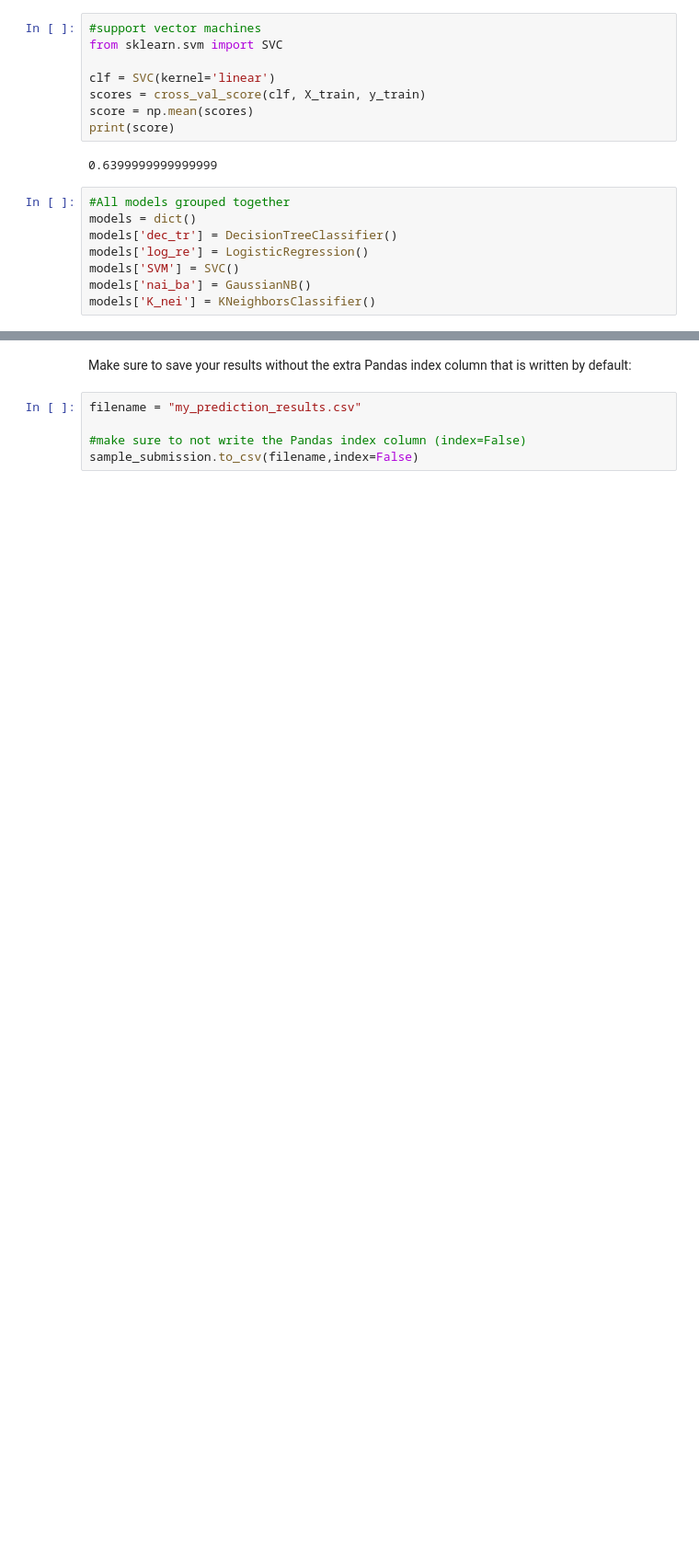
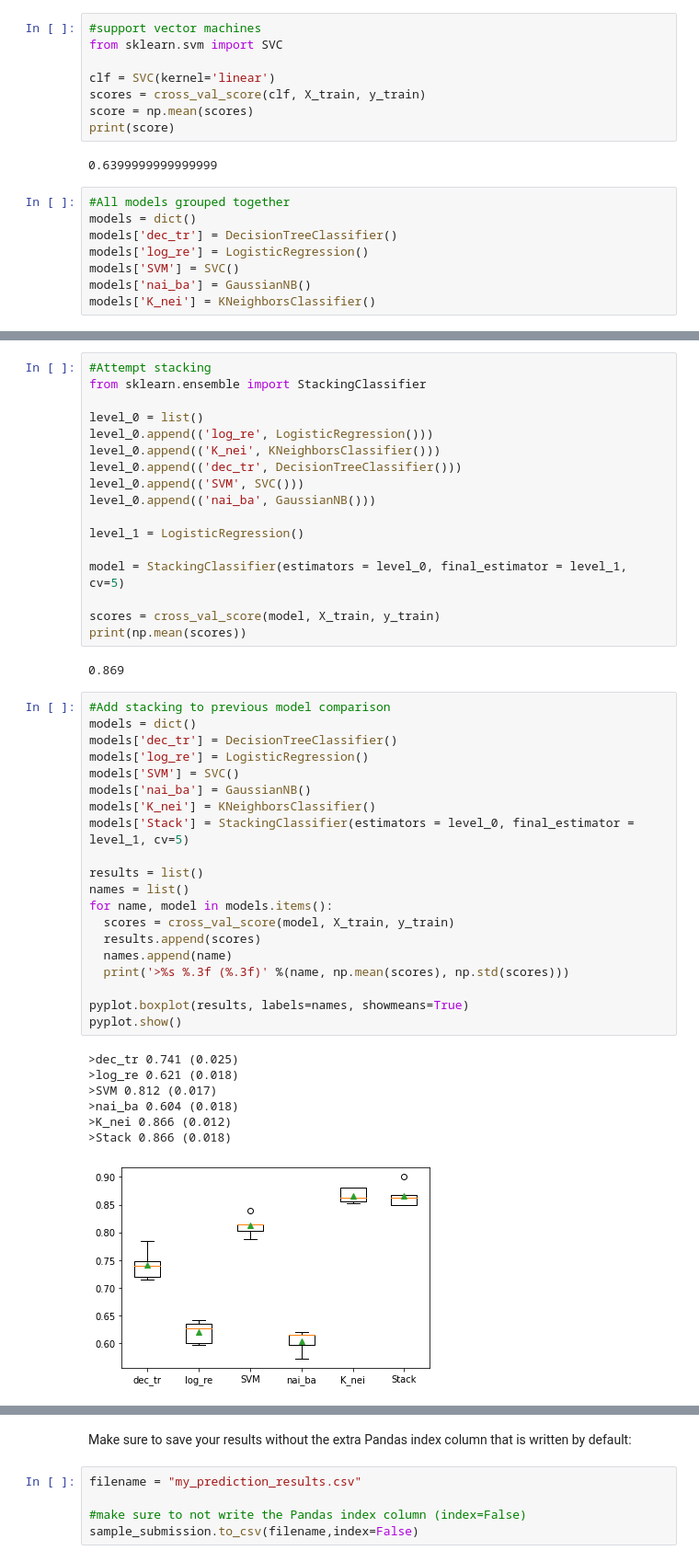
Before and after one commit to killianraes/Machine_Learning_course_UGent_D012554_kaggle, a Jupyter notebook: Eye_blinking_prediction/workpage.ipynb, the cells around one changed output, grey strips where cells are left out. Shown at 92% size. Saved outputs shown, nothing was run; the diff lists cells and outputs as text; blank space fills up the shorter version.

```diff
--- a/Eye_blinking_prediction/workpage.ipynb
+++ b/Eye_blinking_prediction/workpage.ipynb
@@ -253,0 +272,47 @@ for name, model in models.items():
+# %%
+#Attempt stacking
+from sklearn.ensemble import StackingClassifier
+
+level_0 = list()
+level_0.append(('log_re', LogisticRegression()))
+level_0.append(('K_nei', KNeighborsClassifier()))
+level_0.append(('dec_tr', DecisionTreeClassifier()))
+level_0.append(('SVM', SVC()))
+level_0.append(('nai_ba', GaussianNB()))
+
+level_1 = LogisticRegression()
+
+model = StackingClassifier(estimators = level_0, final_estimator = level_1, cv=5)
+
+scores = cross_val_score(model, X_train, y_train)
+print(np.mean(scores))
+# %% [output]
+0.869
+# %%
+#Add stacking to previous model comparison
+models = dict()
+models['dec_tr'] = DecisionTreeClassifier()
+models['log_re'] = LogisticRegression()
+models['SVM'] = SVC()
+models['nai_ba'] = GaussianNB()
+models['K_nei'] = KNeighborsClassifier()
+models['Stack'] = StackingClassifier(estimators = level_0, final_estimator = level_1, cv=5)
+
+results = list()
+names = list()
+for name, model in models.items():
+  scores = cross_val_score(model, X_train, y_train)
+  results.append(scores)
+  names.append(name)
+  print('>%s %.3f (%.3f)' %(name, np.mean(scores), np.std(scores)))
+
+pyplot.boxplot(results, labels=names, showmeans=True)
+pyplot.show()
+# %% [output]
+>dec_tr 0.741 (0.025)
+>log_re 0.621 (0.018)
+>SVM 0.812 (0.017)
+>nai_ba 0.604 (0.018)
+>K_nei 0.866 (0.012)
+>Stack 0.866 (0.018)
+[figure, added]
```
Also changed, not shown: parts of 7 cells of this notebook.
